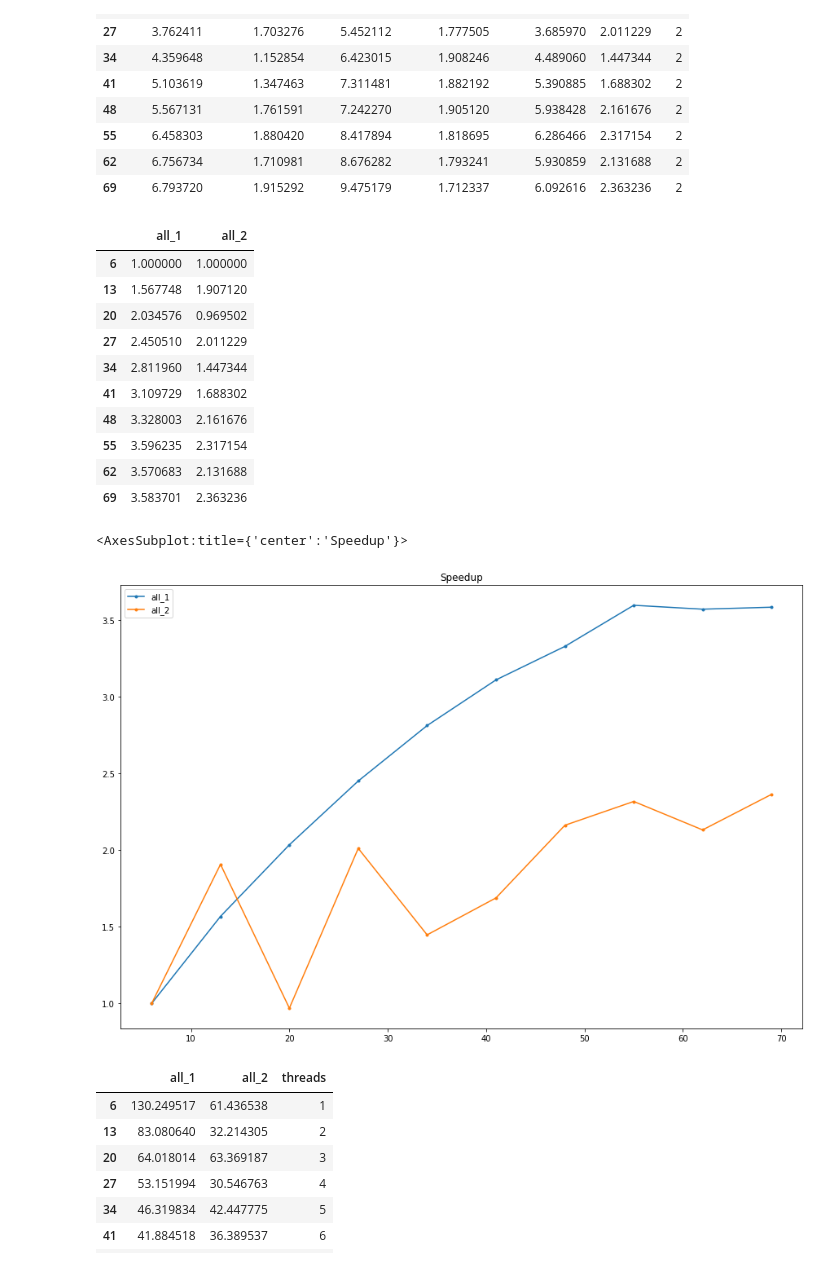
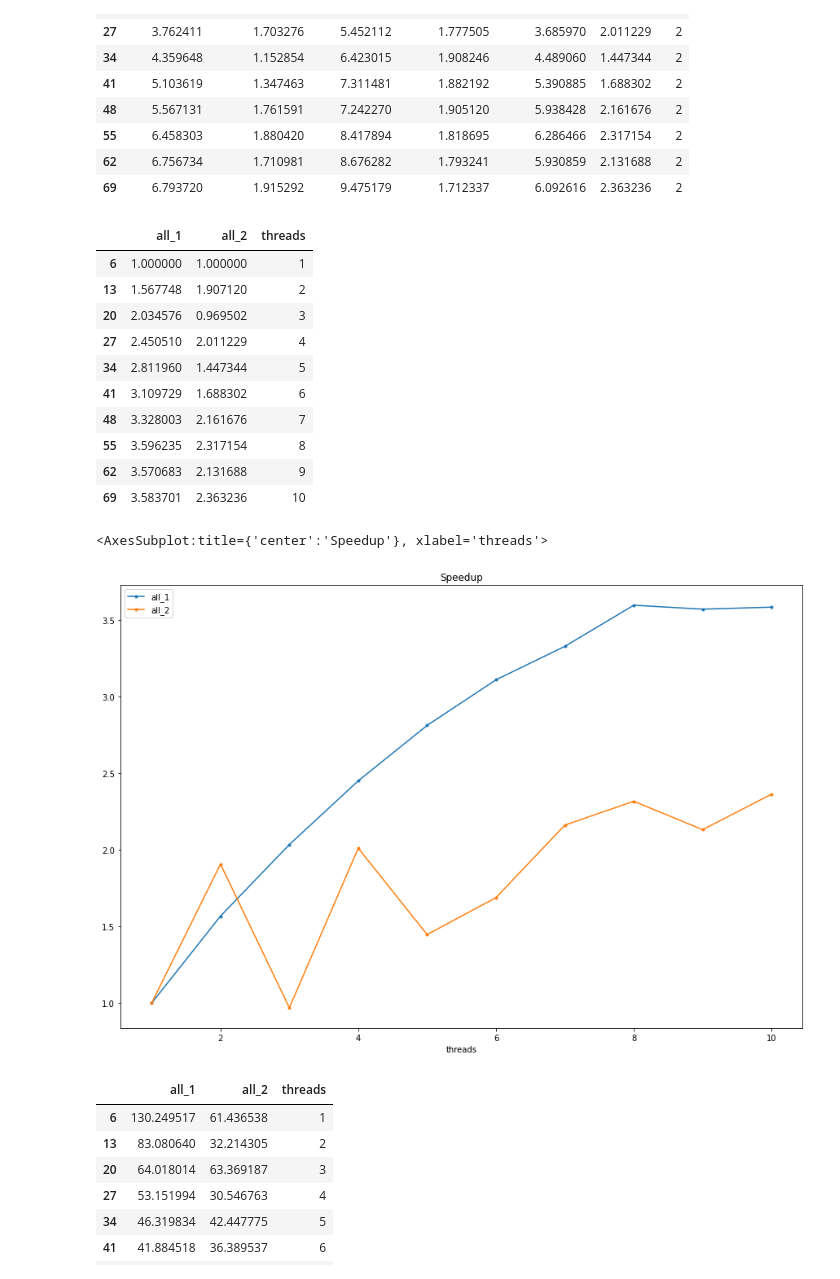
Before and after one commit to maciektr/parallel_lab, a Jupyter notebook: report2/report2.ipynb, the cells around one changed output. Saved outputs shown, nothing was run; the diff lists cells and outputs as text; code cells hidden in the pictures.

```diff
--- a/report2/report2.ipynb
+++ b/report2/report2.ipynb
@@ -505,24 +505,25 @@ s2
 s = pd.DataFrame()
 s['all_1'] = s1['all']
 s['all_2'] = s2[' all']
+s['threads'] = d2['threads']
 s
 # %% [output]
-|  | all_1 | all_2 |
-| 6 | 1.000000 | 1.000000 |
-| 13 | 1.567748 | 1.907120 |
-| 20 | 2.034576 | 0.969502 |
-| 27 | 2.450510 | 2.011229 |
-| 34 | 2.811960 | 1.447344 |
-| 41 | 3.109729 | 1.688302 |
-| 48 | 3.328003 | 2.161676 |
-| 55 | 3.596235 | 2.317154 |
-| 62 | 3.570683 | 2.131688 |
-| 69 | 3.583701 | 2.363236 |
+|  | all_1 | all_2 | threads |
+| 6 | 1.000000 | 1.000000 | 1 |
+| 13 | 1.567748 | 1.907120 | 2 |
+| 20 | 2.034576 | 0.969502 | 3 |
+| 27 | 2.450510 | 2.011229 | 4 |
+| 34 | 2.811960 | 1.447344 | 5 |
+| 41 | 3.109729 | 1.688302 | 6 |
+| 48 | 3.328003 | 2.161676 | 7 |
+| 55 | 3.596235 | 2.317154 | 8 |
+| 62 | 3.570683 | 2.131688 | 9 |
+| 69 | 3.583701 | 2.363236 | 10 |
 # %%
-s.plot(logy=False, legend=True,figsize=(15,10), title="Speedup", style='.-')
+s.plot(x='threads',logy=False, legend=True,figsize=(15,10), title="Speedup", style='.-')
 # %% [output]
-<AxesSubplot:title={'center':'Speedup'}>
+<AxesSubplot:title={'center':'Speedup'}, xlabel='threads'>
-[figure, old version]
+[figure, new version]
 # %%
 d2 = df_my
 d1 = df_sam
```
Also changed, not shown: parts of 1 cell of this notebook.
